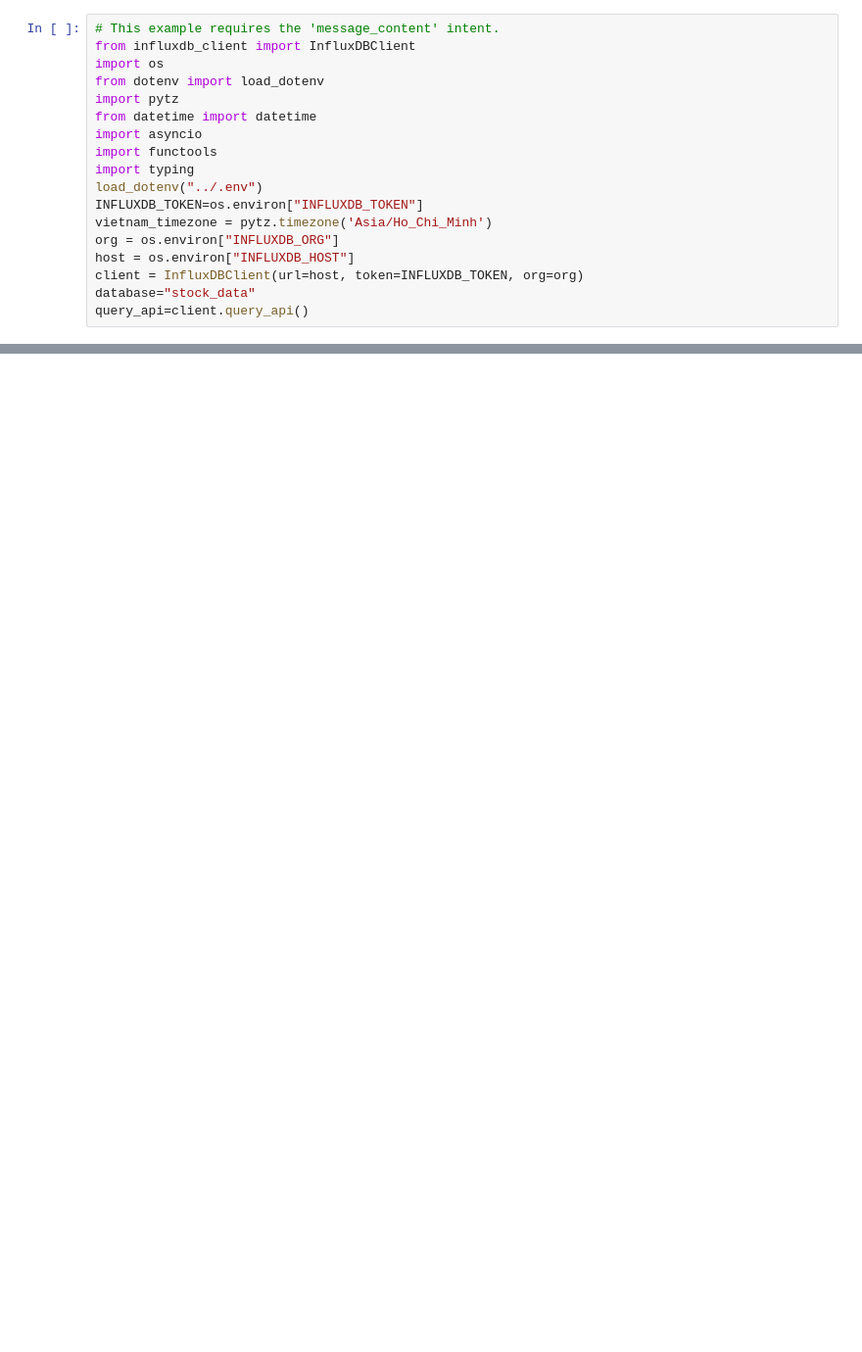
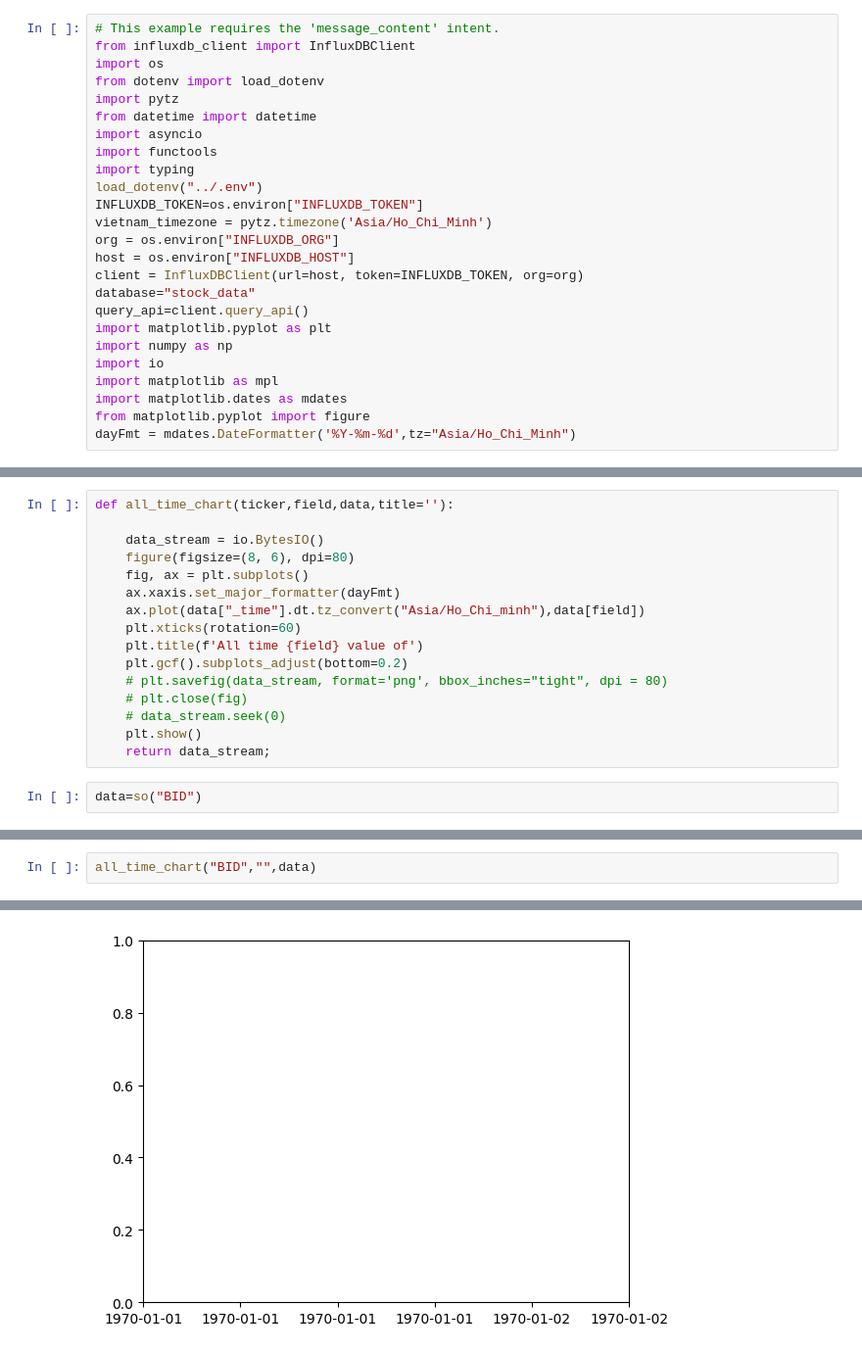
Before and after one commit to chaofrvn/final1, a Jupyter notebook: discord_bot/test.ipynb, the cells around one changed output, grey strips where cells are left out. Shown: that part at 98% size. Saved outputs shown, nothing was run; the diff lists cells and outputs as text; blank space fills up the shorter version.

```diff
--- a/discord_bot/test.ipynb
+++ b/discord_bot/test.ipynb
@@ -16,3 +16,10 @@ host = os.environ["INFLUXDB_HOST"]
 client = InfluxDBClient(url=host, token=INFLUXDB_TOKEN, org=org)
 database="stock_data"
 query_api=client.query_api()
+import matplotlib.pyplot as plt
+import numpy as np
+import io
+import matplotlib as mpl
+import matplotlib.dates as mdates
+from matplotlib.pyplot import figure
+dayFmt = mdates.DateFormatter('%Y-%m-%d',tz="Asia/Ho_Chi_Minh")
@@ -46,0 +93,18 @@ result
+# %%
+def all_time_chart(ticker,field,data,title=''):
+
+    data_stream = io.BytesIO()
+    figure(figsize=(8, 6), dpi=80)
+    fig, ax = plt.subplots()
+    ax.xaxis.set_major_formatter(dayFmt)
+    ax.plot(data["_time"].dt.tz_convert("Asia/Ho_Chi_minh"),data[field])
+    plt.xticks(rotation=60)
+    plt.title(f'All time {field} value of')
+    plt.gcf().subplots_adjust(bottom=0.2)
+    # plt.savefig(data_stream, format='png', bbox_inches="tight", dpi = 80)
+    # plt.close(fig)
+    # data_stream.seek(0)
+    plt.show()
+    return data_stream;
+# %%
+data=so("BID")
@@ -46,0 +116,3 @@ result
+# %%
+all_time_chart("BID","",data)
+# %% [output]
@@ -46,0 +121 @@ result
+[figure, added]
```
Also changed, not shown: parts of 6 cells of this notebook, 7 other files.
